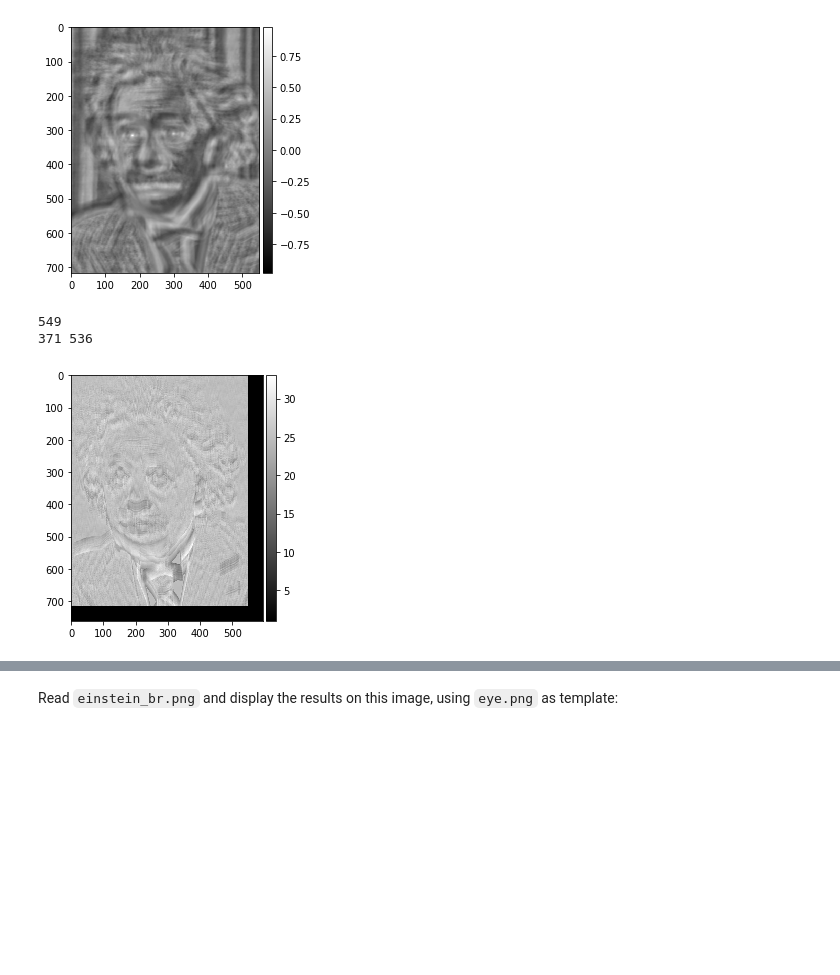
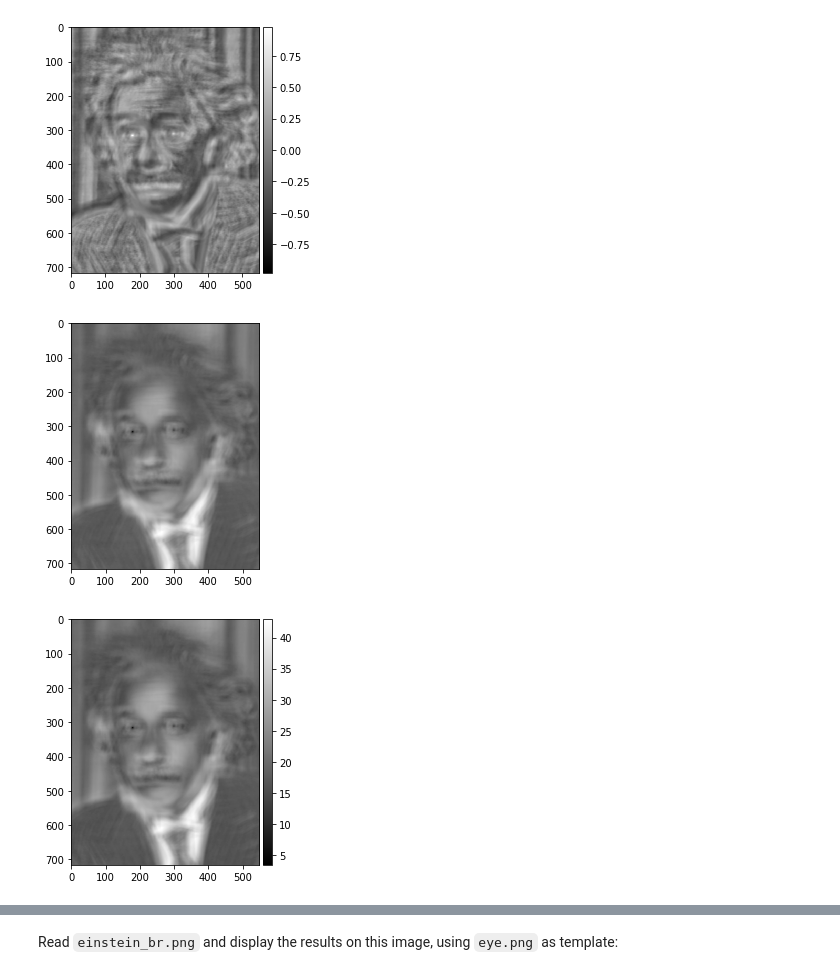
Before and after one commit to PauSolerValades/VA, a Jupyter notebook: Practica4/p4_Part1/p4_2021-2022_Part1.ipynb, the cells around one changed output, grey strips where cells are left out. Saved outputs shown, nothing was run; the diff lists cells and outputs as text; code cells hidden in the pictures; blank space fills up the shorter version.

```diff
--- a/Practica4/p4_Part1/p4_2021-2022_Part1.ipynb
+++ b/Practica4/p4_Part1/p4_2021-2022_Part1.ipynb
@@ -86,10 +86,10 @@ eye = rgb2gray(img_as_float(eye))
 
 
 print(einstein.max(), einstein.min())
-result = match_template(einstein, eye)
+einstein_ncc = match_template(einstein, eye)
 
 
-io.imshow(result, cmap='gray')
+io.imshow(einstein_ncc, cmap='gray')
 plt.show()
 # %% [output]
 1.0 0.0
@@ -97,53 +97,54 @@ plt.show()
 # %%
 import numpy as np
 from numpy import linalg
 
-evil_einstein = einstein.copy()
+einstein_2 = einstein.copy()
 
 def normalize(image): return (image[:,:]- image.min())/(image.max() - image.min())
 
 
 def ssd(image, pattern):
 
-    image[:,:] = (image[:,:]- image.min())/(image.max() - image.min())
+    pattern = normalize(pattern)
+    image = normalize(image)
 
-    si = image.shape
-    pi = pattern.shape
+    x = image.shape[0]
+    y = image.shape[1]
+    i = pattern.shape[0]
+    j = pattern.shape[1]
 
-    result = img_as_float(np.ones(si))
-    for i in range(0,si[0]-pi[0]):
-        for j in range(0, si[1]-pi[1]):
-            region = image[i:i+pi[0], j+pi[1]]
-            aux = pattern-region
+    result = img_as_float(np.ones((x-i,y-j)))
 
-            result[i,j] = np.linalg.norm(normalize(aux))
+    for n in range(0,x-i):
+        for m in range(0, y-j):
+            aux = pattern-image[n:n+i,m:m+j]
 
-    print(result.argmin())
-
-
+            result[n,m] = np.linalg.norm(aux)
 
     return img_as_float(result)
 
 
 
 def ssd_fast(image, pattern):
-    image = np.ones(si)
-    si = image.shape
-    pi = pattern.shape
-    image = np.array([[np.linalg.norm(np.abs(pattern-image[i:i+pi[0], j+pi[1]]).flatten()) for j in range(0, si[1]-pi[1])] for i in range(0,si[0]-pi[0])])
-    image[:,:] = (image[:,:]- image.min())/(image.max() - image.min())
-    return image
 
-a = ssd(evil_einstein, eye)
+    pattern = normalize(pattern)
+    image = normalize(image)
 
-ij = np.unravel_index(np.argmax(a), a.shape)
-pos_x, pos_y = ij[::-1]
+    x = image.shape[0]
+    y = image.shape[1]
+    i = pattern.shape[0]
+    j = pattern.shape[1]
 
-print(pos_x, pos_y)
+    return normalize(np.array([[np.linalg.norm(np.linalg.norm(pattern-image[n:n+i,m:m+j])) for m in range(0, y-j)] for n in range(0,x-i)]))
 
-io.imshow(a, cmap='gray')
+#a = ssd(einstein_nc, eye)
+einstein_ed = ssd_fast(einstein_2, eye)
+
+io.imshow(einstein_ed, cmap='gray')
 plt.show()
+
+io.imshow(b, cmap='gray')
+plt.show()
 # %% [output]
-549
-371 536
-[figure, old version]
+[figure, new version]
+[figure, added]
```
Also changed, not shown: parts of 2 cells of this notebook.
